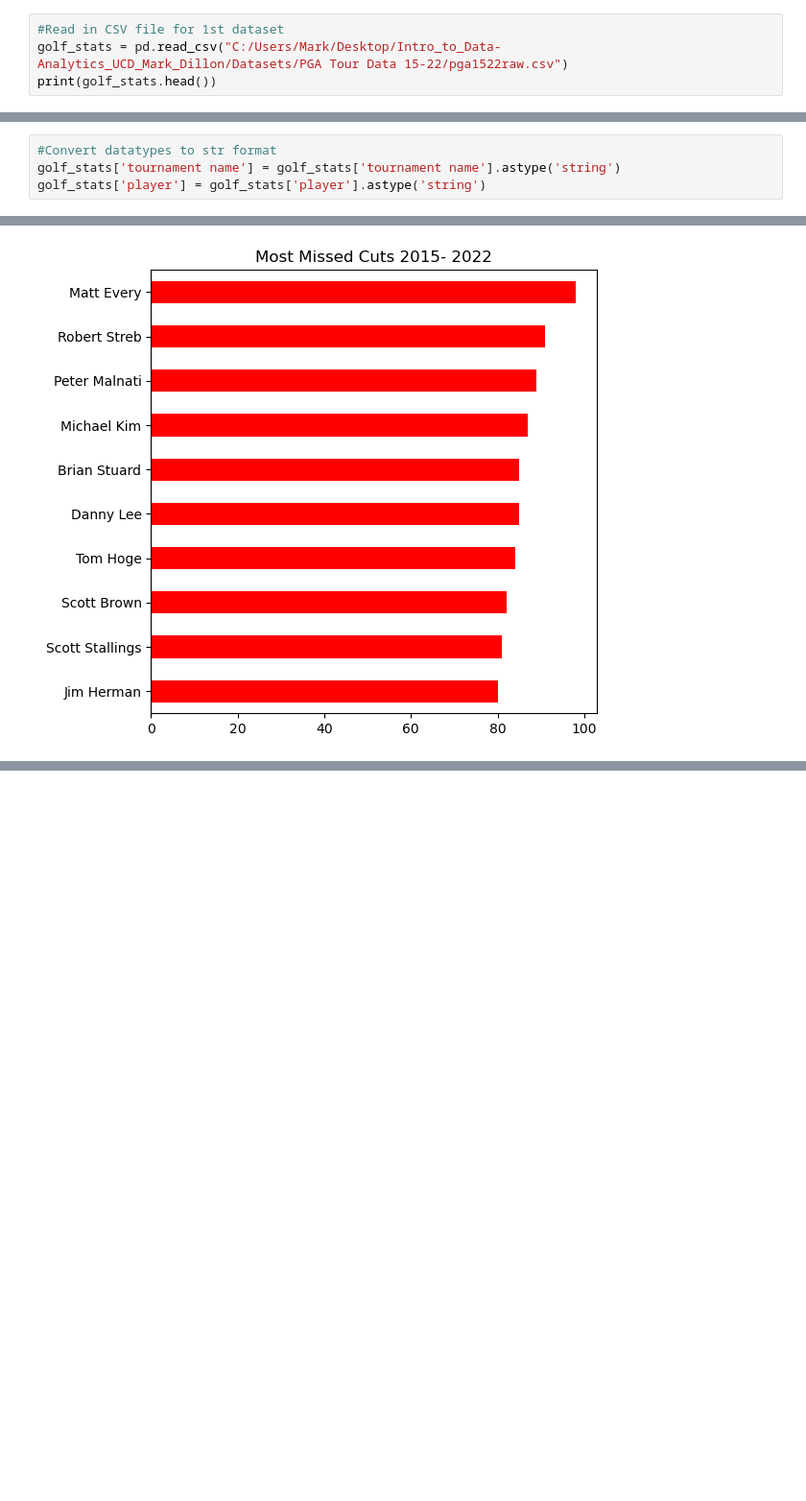
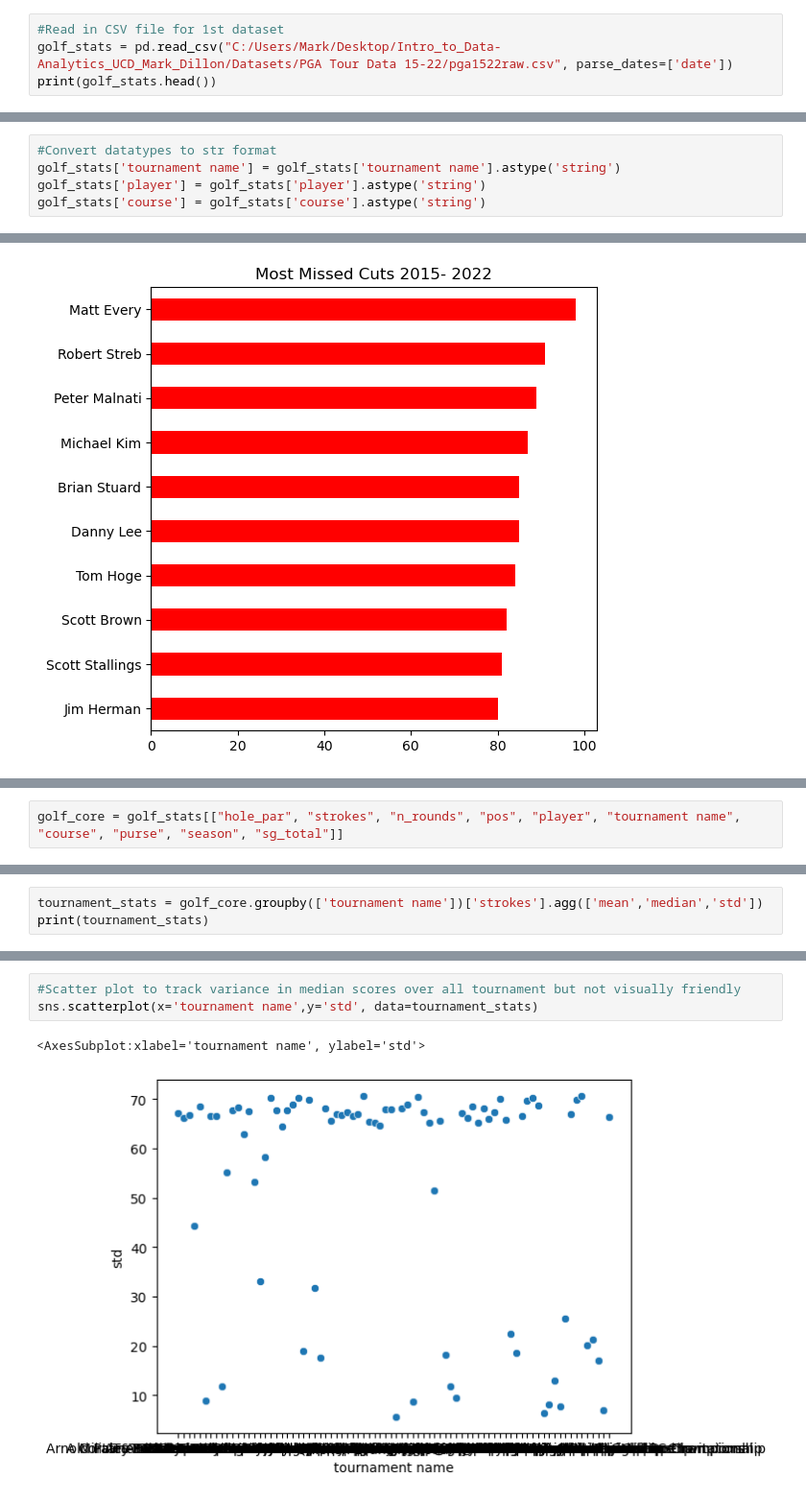
Before and after one commit to darkmillon/UCDPA_Mark_Dillon, a Jupyter notebook: UCAPA_MarkDillon.ipynb, the cells around one changed output, grey strips where cells are left out. Shown at 96% size. Cells and saved outputs as stored; diff of their text form; blank space fills up the shorter version.

Commit message:
Add files via upload
Additional summary statistics and graphs added

```diff
--- a/UCAPA_MarkDillon.ipynb
+++ b/UCAPA_MarkDillon.ipynb
@@ -9,7 +9,7 @@ import matplotlib.pyplot as plt
 import seaborn as sns
 # %%
 #Read in CSV file for 1st dataset
-golf_stats = pd.read_csv("C:/Users/Mark/Desktop/Intro_to_Data-Analytics_UCD_Mark_Dillon/Datasets/PGA Tour Data 15-22/pga1522raw.csv")
+golf_stats = pd.read_csv("C:/Users/Mark/Desktop/Intro_to_Data-Analytics_UCD_Mark_Dillon/Datasets/PGA Tour Data 15-22/pga1522raw.csv", parse_dates=['date'])
 print(golf_stats.head())
 # %% [output]
   Player_initial_last  tournament id  player id  hole_par  strokes  hole_DKP  \
@@ -205,6 +205,7 @@ dtype: int64
 #Convert datatypes to str format
 golf_stats['tournament name'] = golf_stats['tournament name'].astype('string')
 golf_stats['player'] = golf_stats['player'].astype('string')
+golf_stats['course'] = golf_stats['course'].astype('string')
 # %%
 golf_stats["tournament name"].dtypes
 # %% [output]
@@ -327,0 +351,2 @@ plt.show()
+# %%
+golf_core = golf_stats[["hole_par", "strokes", "n_rounds", "pos", "player", "tournament name", "course", "purse", "season", "sg_total"]]
@@ -327,0 +363,3 @@ plt.show()
+# %%
+tournament_stats = golf_core.groupby(['tournament name'])['strokes'].agg(['mean','median','std'])
+print(tournament_stats)
@@ -327,0 +384,6 @@ plt.show()
+# %%
+#Scatter plot to track variance in median scores over all tournament but not visually friendly
+sns.scatterplot(x='tournament name',y='std', data=tournament_stats)
+# %% [output]
+<AxesSubplot:xlabel='tournament name', ylabel='std'>
+[figure, added]
```
Also changed, not shown: parts of 16 cells of this notebook.
